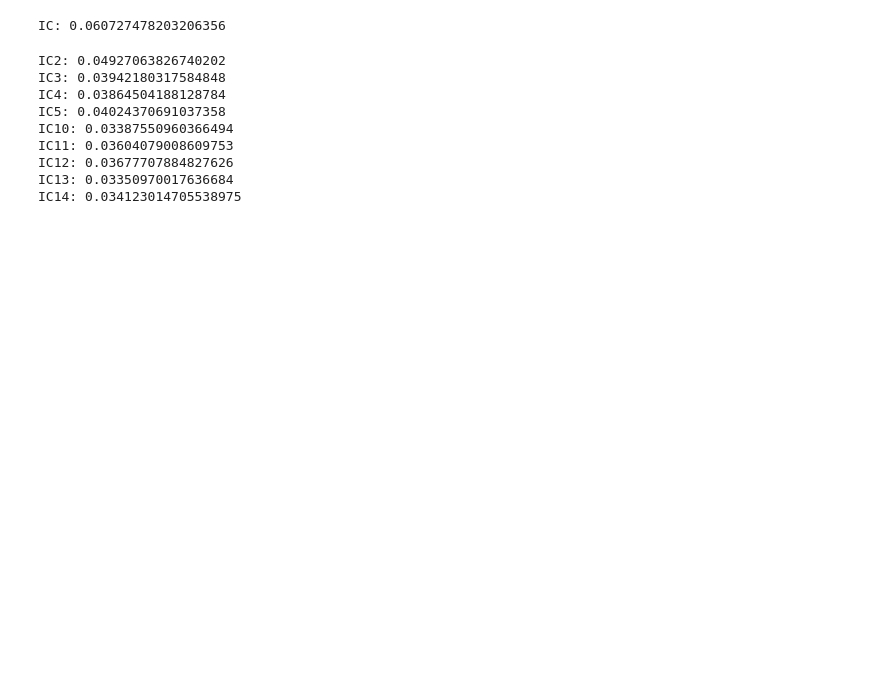
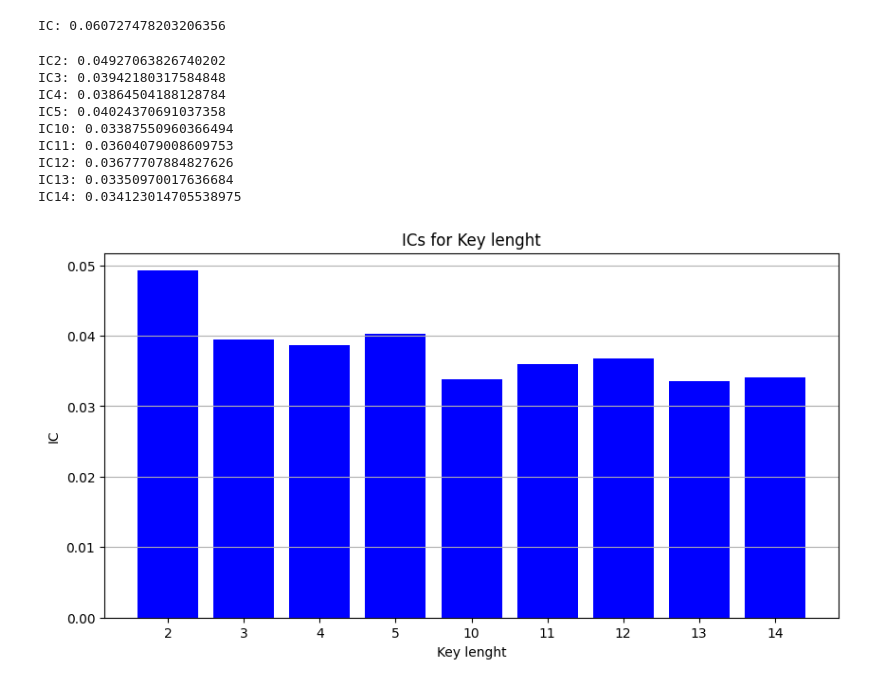
Before and after one commit to voronaizsela/crypro-24-25, a Jupyter notebook: lab2/yalbuhan_fb-22_orlov_fb-22_cp2/lab.ipynb, the cells around one changed output. Drawn from its saved outputs; the diff is of its cells as text; code cells hidden in the pictures; blank space fills up the shorter version.

Commit message:
diagrams added

```diff
--- a/lab2/yalbuhan_fb-22_orlov_fb-22_cp2/lab.ipynb
+++ b/lab2/yalbuhan_fb-22_orlov_fb-22_cp2/lab.ipynb
@@ -86,4 +87,29 @@ IC11: 0.03604079008609753
 IC12: 0.03677707884827626
 IC13: 0.03350970017636684
 IC14: 0.034123014705538975
+# %%
+IC_values = [
+    calculate_ic_from_text("encrypted2.txt"),
+    calculate_ic_from_text("encrypted3.txt"),
+    calculate_ic_from_text("encrypted4.txt"),
+    calculate_ic_from_text("encrypted5.txt"),
+    calculate_ic_from_text("encrypted10.txt"),
+    calculate_ic_from_text("encrypted11.txt"),
+    calculate_ic_from_text("encrypted12.txt"),
+    calculate_ic_from_text("encrypted13.txt"),
+    calculate_ic_from_text("encrypted14.txt")
+]
+
+keys_numbers = ['2', '3', '4', '5', '10', '11', '12', '13', '14']
+
+plt.figure(figsize=(10, 5))
+plt.bar(keys_numbers, IC_values, color='b')
+plt.title('ICs for Key lenght')
+plt.xlabel('Key lenght')
+plt.ylabel('IC')
+plt.xticks(keys_numbers)
+plt.grid(axis='y')
+plt.show()
+# %% [output]
+[figure, added]
 # %%
```
Also changed, not shown: parts of 4 cells of this notebook.
